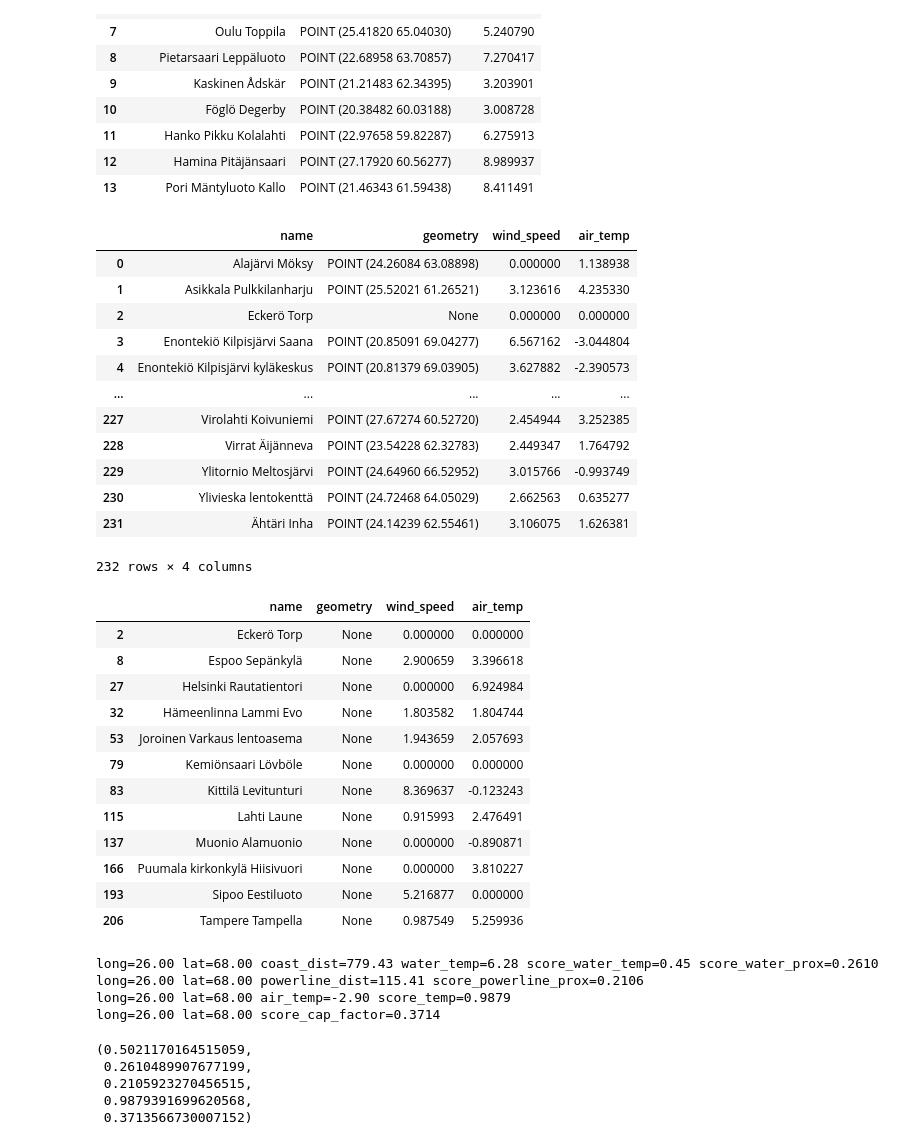
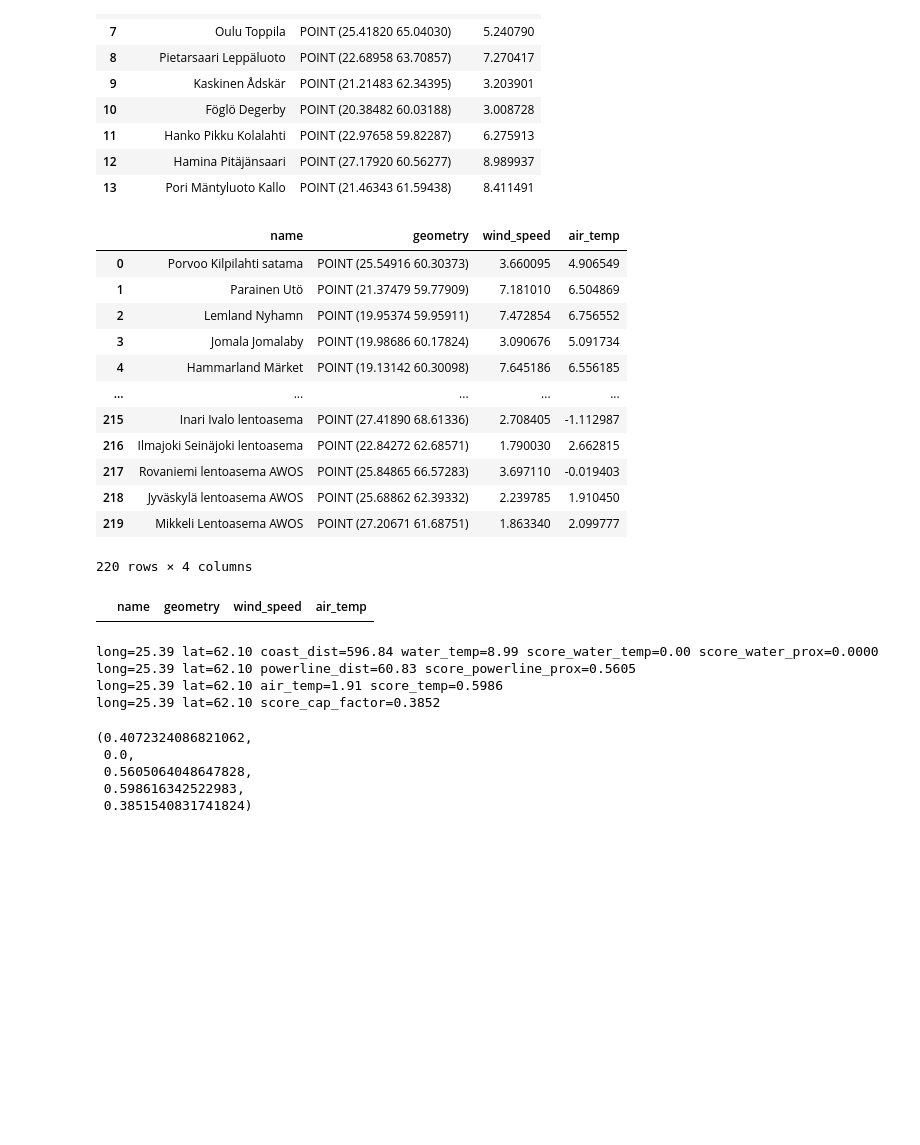
Before and after one commit to chenseanxy/sustainable-dc, a Jupyter notebook: score.ipynb, the cells around one changed output. Drawn from its saved outputs; the diff is of its cells as text; code cells hidden in the pictures; blank space fills up the shorter version.

```diff
--- a/score.ipynb
+++ b/score.ipynb
@@ -57,45 +46,34 @@ water_temp_stations
 # %%
 # Load weather predictions and stations
 weather_stations = gpd.read_file('data/fmi/weather_stations.geojson')
 weather_stations_proj = weather_stations.to_crs("EPSG:3067")
 air_temp_pred = pd.read_csv('data/predictions/air_preds.csv').rename(
     columns={"Station": "name", "Prediction": "air_temp"})
 wind_pred = pd.read_csv('data/predictions/wind_preds.csv').rename(
     columns={"Station": "name", "Prediction": "wind_speed"})
 weather = (
     weather_stations
-    .merge(wind_pred, on="name", how='outer')
-    .merge(air_temp_pred, on="name", how='outer'))
+    .merge(wind_pred, on="name", how='left')
+    .merge(air_temp_pred, on="name", how='left'))
 display(weather)
 display(weather[weather['geometry'].isna()])
-weather.dropna(inplace=True)
+weather = weather.dropna()
+weather_stations_proj = weather_stations_proj[weather_stations_proj.index.isin(weather.index)]
 # %% [output]
 |  | name | geometry | wind_speed | air_temp |
-| 0 | Alajärvi Möksy | POINT (24.26084 63.08898) | 0.000000 | 1.138938 |
-| 1 | Asikkala Pulkkilanharju | POINT (25.52021 61.26521) | 3.123616 | 4.235330 |
-| 2 | Eckerö Torp | None | 0.000000 | 0.000000 |
-| 3 | Enontekiö Kilpisjärvi Saana | POINT (20.85091 69.04277) | 6.567162 | -3.044804 |
-| 4 | Enontekiö Kilpisjärvi kyläkeskus | POINT (20.81379 69.03905) | 3.627882 | -2.390573 |
+| 0 | Porvoo Kilpilahti satama | POINT (25.54916 60.30373) | 3.660095 | 4.906549 |
+| 1 | Parainen Utö | POINT (21.37479 59.77909) | 7.181010 | 6.504869 |
+| 2 | Lemland Nyhamn | POINT (19.95374 59.95911) | 7.472854 | 6.756552 |
+| 3 | Jomala Jomalaby | POINT (19.98686 60.17824) | 3.090676 | 5.091734 |
+| 4 | Hammarland Märket | POINT (19.13142 60.30098) | 7.645186 | 6.556185 |
 | ... | ... | ... | ... | ... |
-| 227 | Virolahti Koivuniemi | POINT (27.67274 60.52720) | 2.454944 | 3.252385 |
-| 228 | Virrat Äijänneva | POINT (23.54228 62.32783) | 2.449347 | 1.764792 |
-| 229 | Ylitornio Meltosjärvi | POINT (24.64960 66.52952) | 3.015766 | -0.993749 |
-| 230 | Ylivieska lentokenttä | POINT (24.72468 64.05029) | 2.662563 | 0.635277 |
-| 231 | Ähtäri Inha | POINT (24.14239 62.55461) | 3.106075 | 1.626381 |
+| 215 | Inari Ivalo lentoasema | POINT (27.41890 68.61336) | 2.708405 | -1.112987 |
+| 216 | Ilmajoki Seinäjoki lentoasema | POINT (22.84272 62.68571) | 1.790030 | 2.662815 |
+| 217 | Rovaniemi lentoasema AWOS | POINT (25.84865 66.57283) | 3.697110 | -0.019403 |
+| 218 | Jyväskylä lentoasema AWOS | POINT (25.68862 62.39332) | 2.239785 | 1.910450 |
+| 219 | Mikkeli Lentoasema AWOS | POINT (27.20671 61.68751) | 1.863340 | 2.099777 |
-232 rows × 4 columns
+220 rows × 4 columns
 |  | name | geometry | wind_speed | air_temp |
-| 2 | Eckerö Torp | None | 0.000000 | 0.000000 |
-| 8 | Espoo Sepänkylä | None | 2.900659 | 3.396618 |
-| 27 | Helsinki Rautatientori | None | 0.000000 | 6.924984 |
-| 32 | Hämeenlinna Lammi Evo | None | 1.803582 | 1.804744 |
-| 53 | Joroinen Varkaus lentoasema | None | 1.943659 | 2.057693 |
-| 79 | Kemiönsaari Lövböle | None | 0.000000 | 0.000000 |
-| 83 | Kittilä Levitunturi | None | 8.369637 | -0.123243 |
-| 115 | Lahti Laune | None | 0.915993 | 2.476491 |
-| 137 | Muonio Alamuonio | None | 0.000000 | -0.890871 |
-| 166 | Puumala kirkonkylä Hiisivuori | None | 0.000000 | 3.810227 |
-| 193 | Sipoo Eestiluoto | None | 5.216877 | 0.000000 |
-| 206 | Tampere Tampella | None | 0.987549 | 5.259936 |
 # %%
 # Min & max for normalization
 min_water_temp = water_temp_stations['water_temp'].min()
@@ -109,13 +90,14 @@ max_air_temp = weather['air_temp'].max()
 def score(long, lat, verbose=False):
     eps = 0.00001
     point = Point(long, lat)
+    proj = transform(projection, point)
 
     # Factor 1: sea water cooling
     coast_dist = next(coast_prox.sample([(long, lat)]))[0]
-    closest_water = water_temp_stations.iloc[water_temp_stations_proj.distance(point).idxmin()]
+    closest_water = water_temp_stations.iloc[water_temp_stations_proj.distance(proj).idxmin()]
     # water prox score: sqrt(normalized_temp * (1/log(distance)))
     score_water_temp = (max_water_temp - closest_water['water_temp'])/ water_spread # 0-1
-    score_water_prox = math.sqrt(score_water_temp * (1/max(1, math.log(coast_dist + eps))))
+    score_water_prox = math.sqrt(score_water_temp * (1/max(1, math.log10(coast_dist + eps))))
     if verbose: print(
         f"{long=:.2f} {lat=:.2f} {coast_dist=:.2f} water_temp={closest_water['water_temp']:.2f} "
         f"{score_water_temp=:.2f} {score_water_prox=:.4f}"
@@ -125,11 +107,11 @@ def score(long, lat, verbose=False):
     powerline_dist = next(powerline_prox.sample([(long, lat)]))[0]
     if powerline_dist < 0:
         powerline_dist = 99999
-    score_powerline_prox = (1/max(1, math.log(powerline_dist + eps)))
+    score_powerline_prox = (1/max(1, math.log10(powerline_dist + eps)))
     if verbose: print(f"{long=:.2f} {lat=:.2f} {powerline_dist=:.2f} {score_powerline_prox=:.4f}")
 
     # Factor 3: air temp for air cooling
-    closest_weather = weather.iloc[weather_stations_proj.distance(point).idxmin()]
+    closest_weather = weather.loc[weather_stations_proj.distance(proj).idxmin()]
     # Normalize to 0-1
     score_temp = (
         (weather['air_temp'].max() - closest_weather['air_temp'])
@@ -149,18 +131,17 @@ def score(long, lat, verbose=False):
         + 0.3 * score_cap_factor
     )
     return score_final, score_water_prox, score_powerline_prox, score_temp, score_cap_factor
-
-score(26.0, 68.0, verbose=True)
+score(25.39, 62.10, verbose=True)
 # %% [output]
-long=26.00 lat=68.00 coast_dist=779.43 water_temp=6.28 score_water_temp=0.45 score_water_prox=0.2610
-long=26.00 lat=68.00 powerline_dist=115.41 score_powerline_prox=0.2106
-long=26.00 lat=68.00 air_temp=-2.90 score_temp=0.9879
-long=26.00 lat=68.00 score_cap_factor=0.3714
+long=25.39 lat=62.10 coast_dist=596.84 water_temp=8.99 score_water_temp=0.00 score_water_prox=0.0000
+long=25.39 lat=62.10 powerline_dist=60.83 score_powerline_prox=0.5605
+long=25.39 lat=62.10 air_temp=1.91 score_temp=0.5986
+long=25.39 lat=62.10 score_cap_factor=0.3852
-(0.5021170164515059,
- 0.2610489907677199,
- 0.2105923270456515,
- 0.9879391699620568,
- 0.3713566730007152)
+(0.4072324086821062,
+ 0.0,
+ 0.5605064048647828,
+ 0.598616342522983,
+ 0.3851540831741824)
 # %%
 # Iterate through all possible locations
 # bbox 58.85, 19.09, 70.09, 31.58
```
Also changed, not shown: parts of 16 cells of this notebook, 16 other files.
